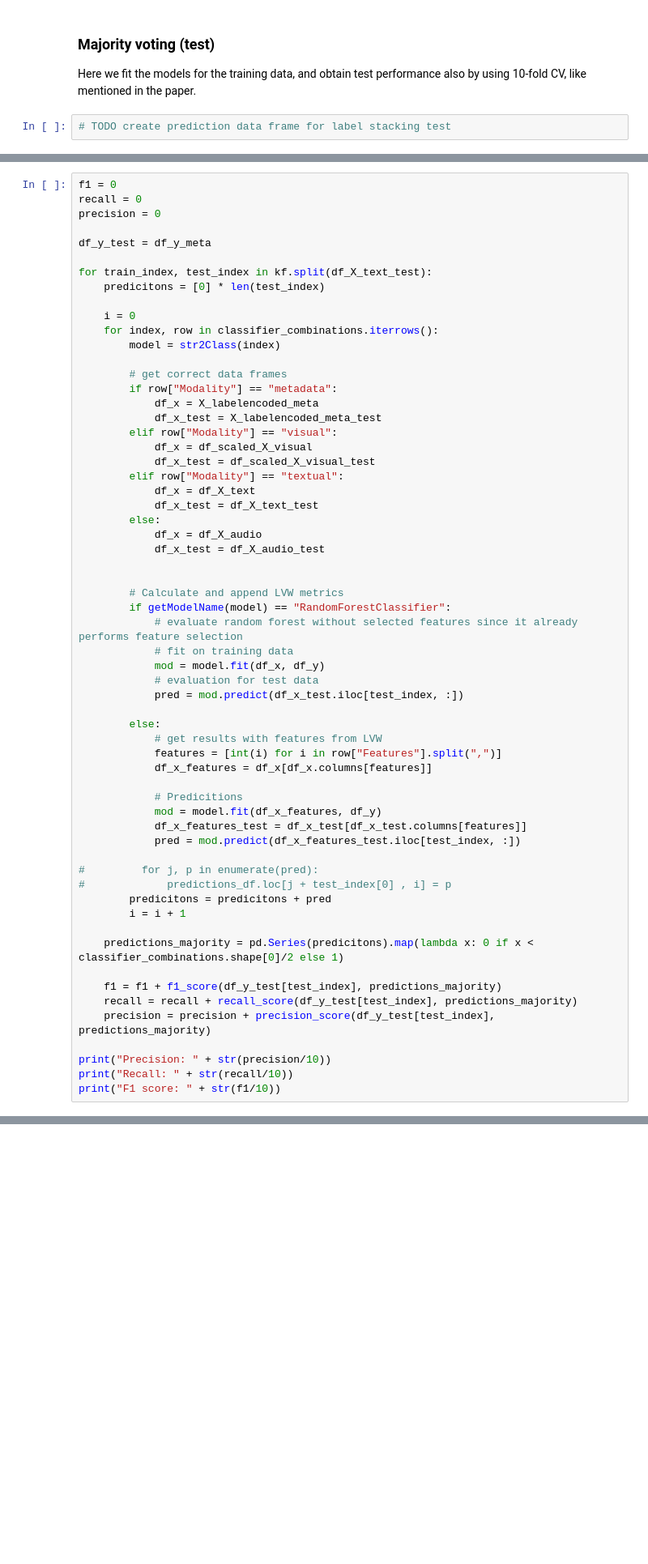
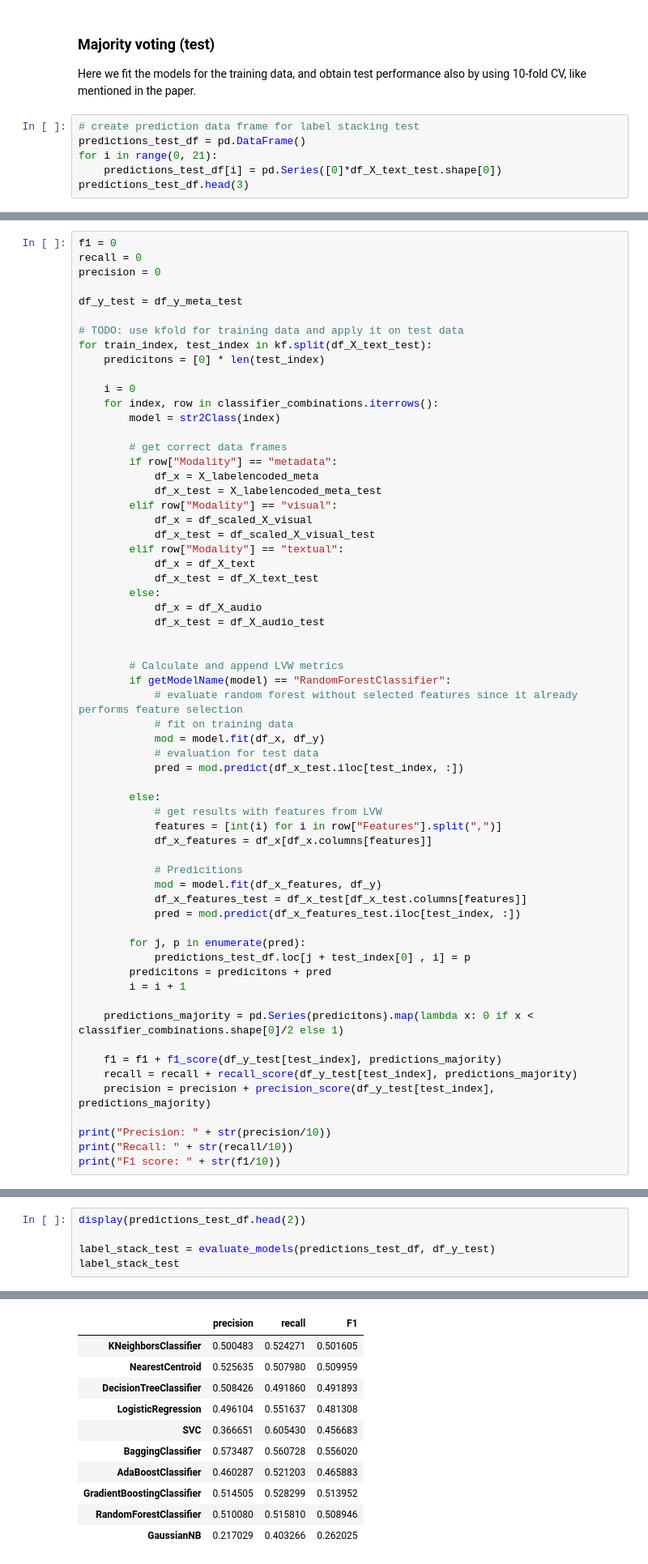
Before and after one commit to patrickFuerst/CoE_task, a Jupyter notebook: classifier_selection.ipynb, the cells around one changed output, grey strips where cells are left out. Shown at 81% size. Saved outputs shown, nothing was run; the diff lists cells and outputs as text; blank space fills up the shorter version.

```diff
--- a/classifier_selection.ipynb
+++ b/classifier_selection.ipynb
@@ -1612,4 +1558,8 @@ F1 score: 0.681898101898102
 ### Majority voting (test)
 Here we fit the models for the training data, and obtain test performance also by using 10-fold CV, like mentioned in the paper.
 # %%
-# TODO create prediction data frame for label stacking test
+# create prediction data frame for label stacking test
+predictions_test_df = pd.DataFrame()
+for i in range(0, 21):
+    predictions_test_df[i] = pd.Series([0]*df_X_text_test.shape[0])
+predictions_test_df.head(3)
@@ -1618,8 +1574,9 @@ f1 = 0
 recall = 0
 precision = 0
 
-df_y_test = df_y_meta
+df_y_test = df_y_meta_test
 
+# TODO: use kfold for training data and apply it on test data
 for train_index, test_index in kf.split(df_X_text_test):
     predicitons = [0] * len(test_index)
 
@@ -1660,8 +1617,8 @@ for train_index, test_index in kf.split(df_X_text_test):
             df_x_features_test = df_x_test[df_x_test.columns[features]]
             pred = mod.predict(df_x_features_test.iloc[test_index, :])
 
-#         for j, p in enumerate(pred):
-#             predictions_df.loc[j + test_index[0] , i] = p
+        for j, p in enumerate(pred):
+            predictions_test_df.loc[j + test_index[0] , i] = p
         predicitons = predicitons + pred
         i = i + 1
 
@@ -1709,0 +1668,6 @@ label_stack
+# %%
+display(predictions_test_df.head(2))
+
+label_stack_test = evaluate_models(predictions_test_df, df_y_test)
+label_stack_test
+# %% [output]
@@ -1710,3 +1678,14 @@ label_stack
+|  | precision | recall | F1 |
+| KNeighborsClassifier | 0.500483 | 0.524271 | 0.501605 |
+| NearestCentroid | 0.525635 | 0.507980 | 0.509959 |
+| DecisionTreeClassifier | 0.508426 | 0.491860 | 0.491893 |
+| LogisticRegression | 0.496104 | 0.551637 | 0.481308 |
+| SVC | 0.366651 | 0.605430 | 0.456683 |
+| BaggingClassifier | 0.573487 | 0.560728 | 0.556020 |
+| AdaBoostClassifier | 0.460287 | 0.521203 | 0.465883 |
+| GradientBoostingClassifier | 0.514505 | 0.528299 | 0.513952 |
+| RandomForestClassifier | 0.510080 | 0.515810 | 0.508946 |
+| GaussianNB | 0.217029 | 0.403266 | 0.262025 |
 # %% [markdown]
 ## Label-Feature Stacking (test)
 Similar to label stacking, label-feature stacking strategy uses both base-classifier predictions and features as training data to predict output.
```
Also changed, not shown: parts of 31 cells of this notebook.
